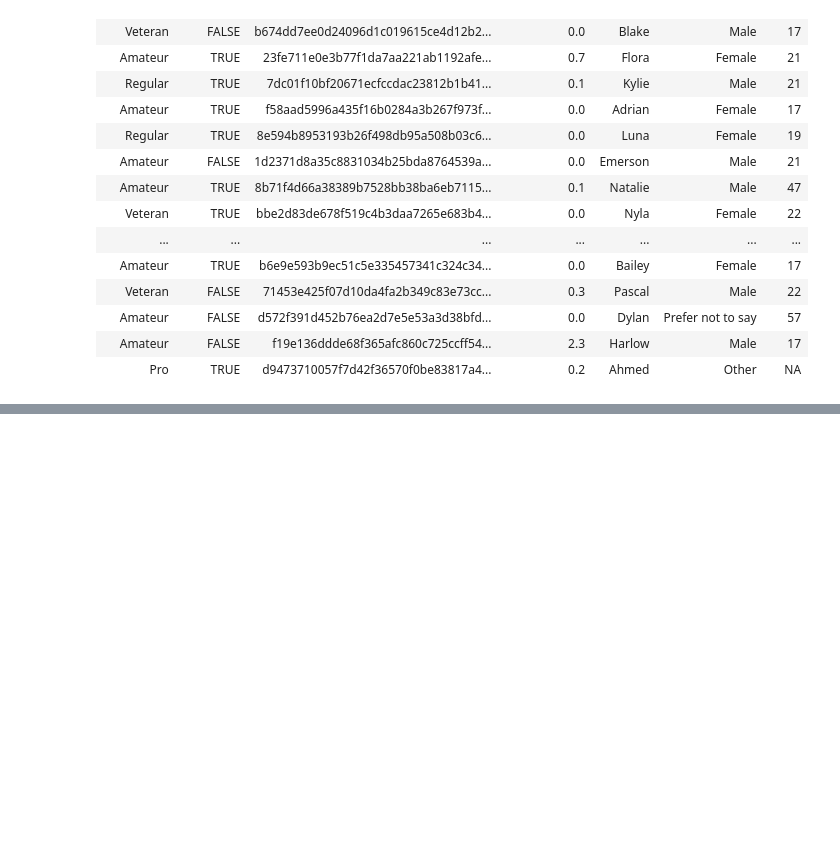
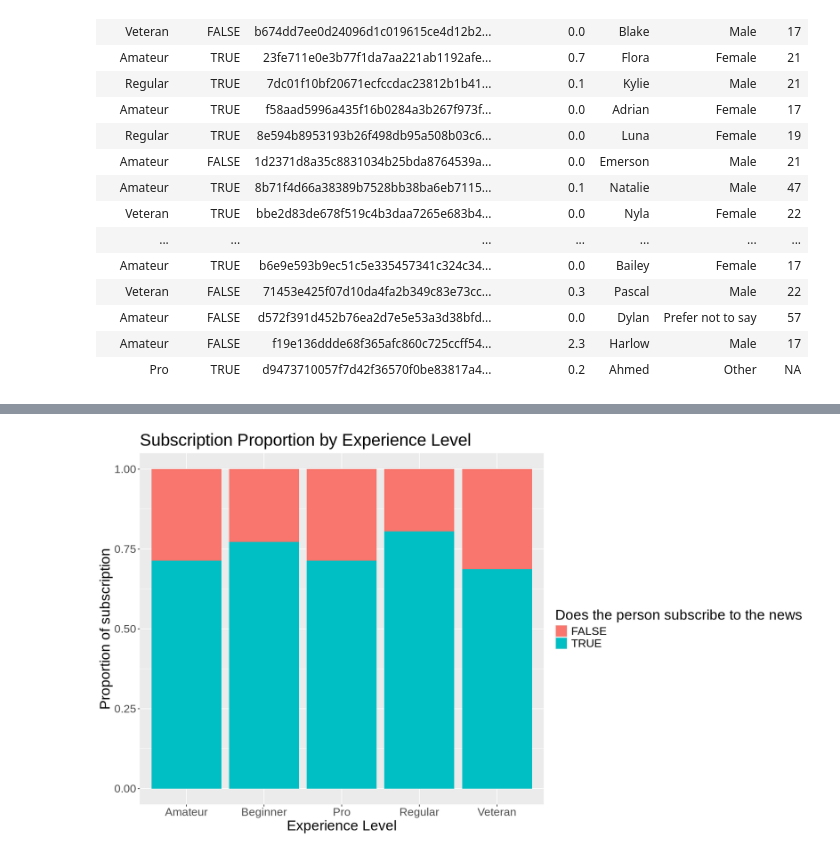
Before and after one commit to emilily10/ds_indivisual_project, a Jupyter notebook: indivisual project.ipynb, the cells around one changed output, grey strips where cells are left out. Saved outputs shown, nothing was run; the diff lists cells and outputs as text; code cells hidden in the pictures; blank space fills up the shorter version.

```diff
--- a/indivisual project.ipynb
+++ b/indivisual project.ipynb
@@ -139,0 +172,12 @@ Caused by error:
+# %%
+options(repr.plot.width = 14, repr.plot.height = 8)
+experience_plot <- ggplot(players, aes(x = experience, fill = factor(subscribe))) +
+  geom_bar(position = 'fill') +
+  xlab('Experience Level') +
+  ylab('Proportion of subscription') +
+  labs(fill = "Does the person subscribe to the news") +
+  ggtitle('Subscription Proportion by Experience Level') +
+  theme(text = element_text(size = 20))
+experience_plot
+# %% [output]
+[figure, added]
```
Also changed, not shown: parts of 3 cells of this notebook.
